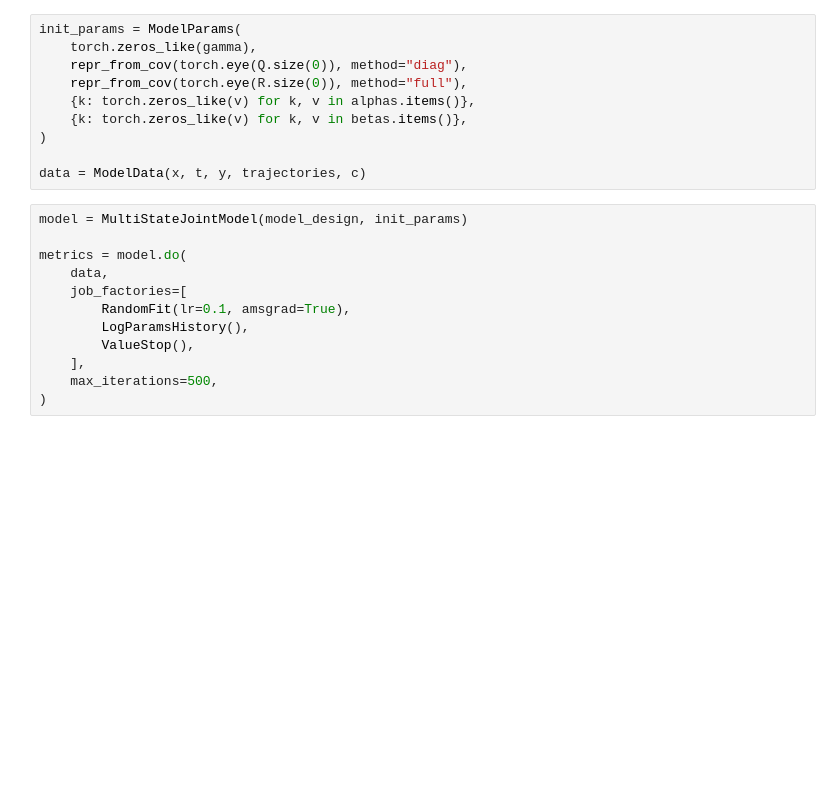
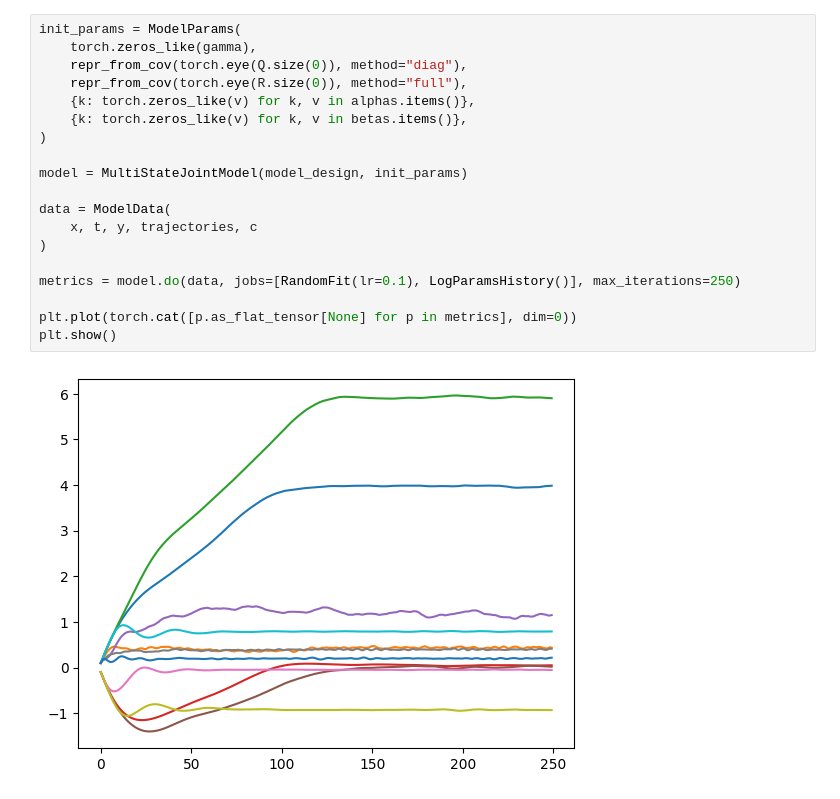
Before and after one commit to felixlaplante/jmstate, a Jupyter notebook: fitting-test.ipynb, the cells around one changed output. Drawn from its saved outputs; the diff is of its cells as text; blank space fills up the shorter version.

```diff
--- a/fitting-test.ipynb
+++ b/fitting-test.ipynb
@@ -112,22 +67,21 @@ plt.show()  # type: ignore
-# %%
-init_params = ModelParams(
-    torch.zeros_like(gamma),
-    repr_from_cov(torch.eye(Q.size(0)), method="diag"),
-    repr_from_cov(torch.eye(R.size(0)), method="full"),
-    {k: torch.zeros_like(v) for k, v in alphas.items()},
-    {k: torch.zeros_like(v) for k, v in betas.items()},
-)
-
-data = ModelData(x, t, y, trajectories, c)
 # %%
+init_params = ModelParams(
+    torch.zeros_like(gamma),
+    repr_from_cov(torch.eye(Q.size(0)), method="diag"),
+    repr_from_cov(torch.eye(R.size(0)), method="full"),
+    {k: torch.zeros_like(v) for k, v in alphas.items()},
+    {k: torch.zeros_like(v) for k, v in betas.items()},
+)
+
 model = MultiStateJointModel(model_design, init_params)
 
-metrics = model.do(
-    data,
-    job_factories=[
-        RandomFit(lr=0.1, amsgrad=True),
-        LogParamsHistory(),
-        ValueStop(),
-    ],
-    max_iterations=500,
+data = ModelData(
+    x, t, y, trajectories, c
 )
+
+metrics = model.do(data, jobs=[RandomFit(lr=0.1), LogParamsHistory()], max_iterations=250)
+
+plt.plot(torch.cat([p.as_flat_tensor[None] for p in metrics], dim=0))
+plt.show()
+# %% [output]
+[figure, added]
```
Also changed, not shown: parts of 14 cells of this notebook.
